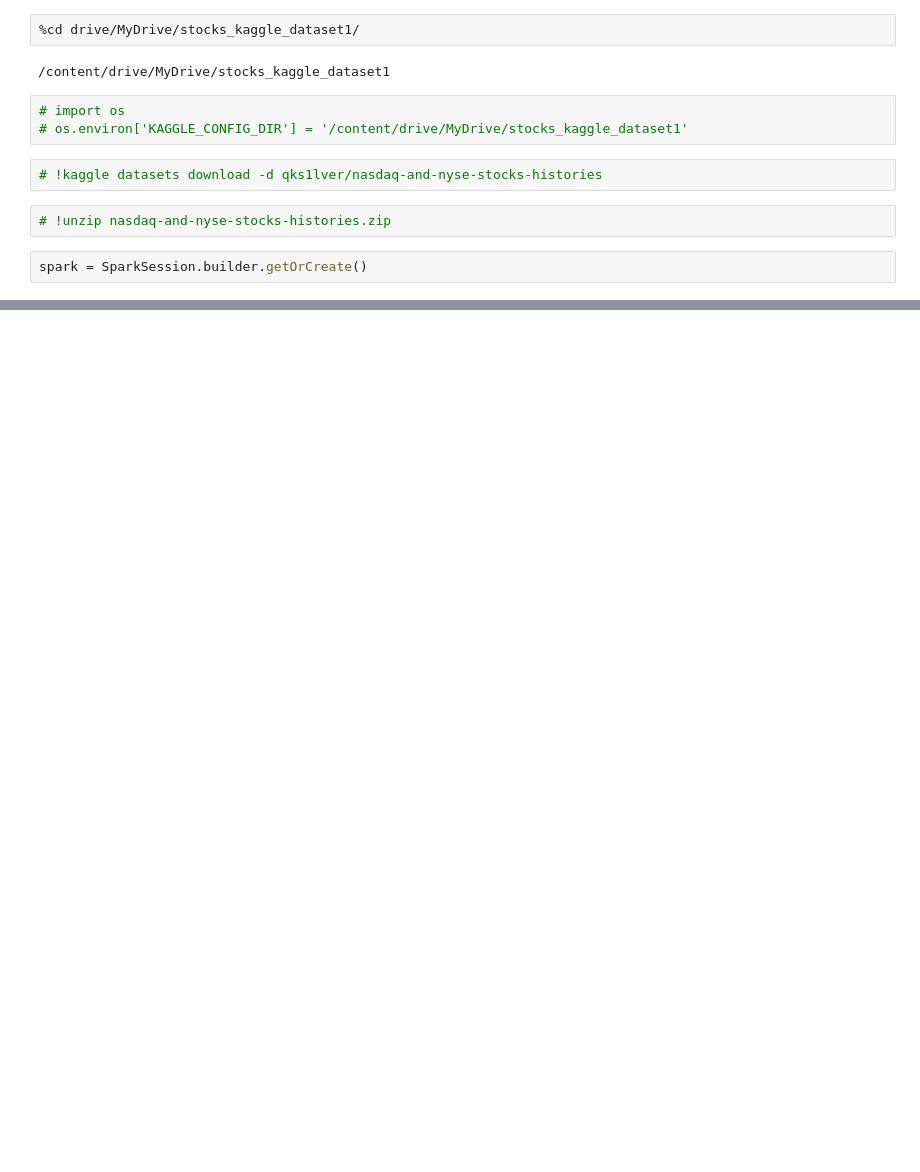
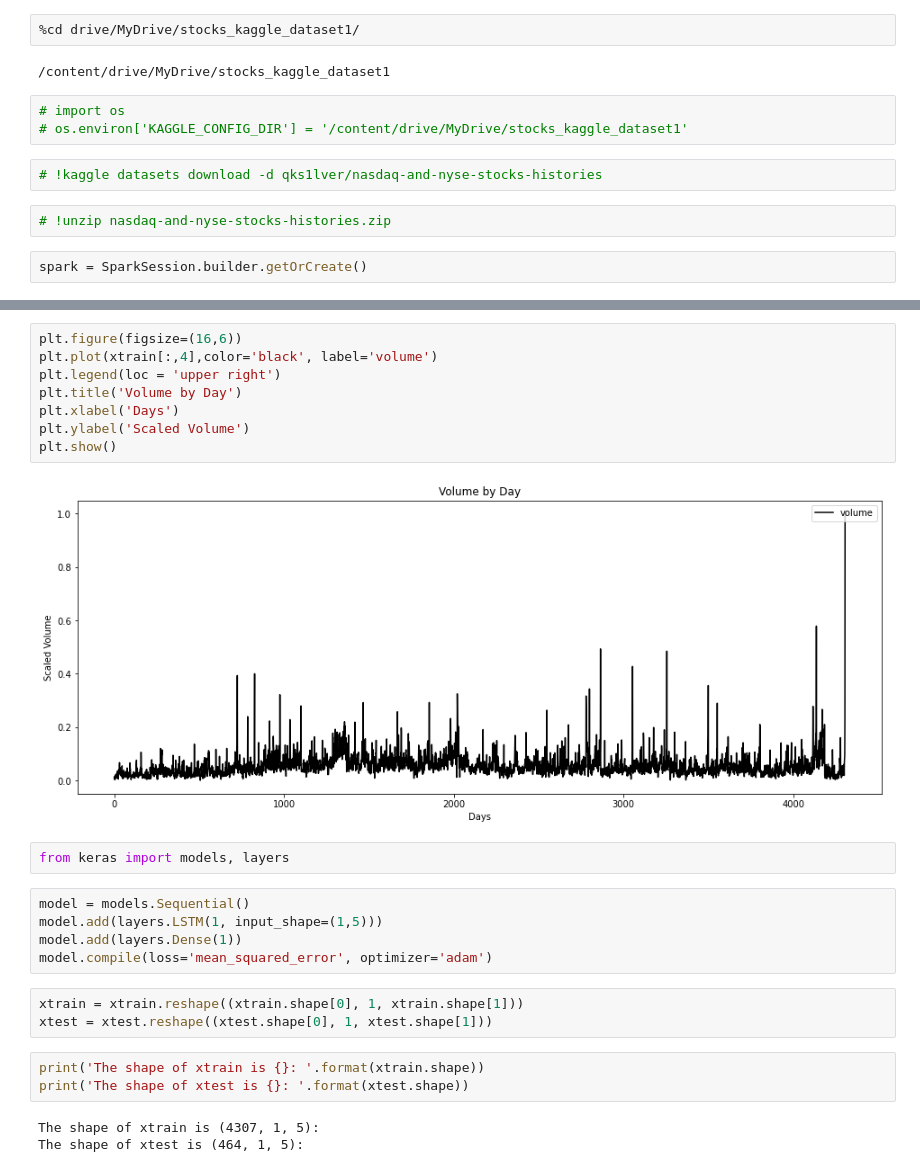
Before and after one commit to anagh07/stock_price_predictor, a Jupyter notebook: lstm_predictor.ipynb, the cells around one changed output, grey strips where cells are left out. Saved outputs shown, nothing was run; the diff lists cells and outputs as text; blank space fills up the shorter version.

```diff
--- a/lstm_predictor.ipynb
+++ b/lstm_predictor.ipynb
@@ -37,0 +198,26 @@ df.count()
+# %%
+plt.figure(figsize=(16,6))
+plt.plot(xtrain[:,4],color='black', label='volume')
+plt.legend(loc = 'upper right')
+plt.title('Volume by Day')
+plt.xlabel('Days')
+plt.ylabel('Scaled Volume')
+plt.show()
+# %% [output]
+[figure, added]
+# %%
+from keras import models, layers
+# %%
+model = models.Sequential()
+model.add(layers.LSTM(1, input_shape=(1,5)))
+model.add(layers.Dense(1))
+model.compile(loss='mean_squared_error', optimizer='adam')
+# %%
+xtrain = xtrain.reshape((xtrain.shape[0], 1, xtrain.shape[1]))
+xtest = xtest.reshape((xtest.shape[0], 1, xtest.shape[1]))
+# %%
+print('The shape of xtrain is {}: '.format(xtrain.shape))
+print('The shape of xtest is {}: '.format(xtest.shape))
+# %% [output]
+The shape of xtrain is (4307, 1, 5):
+The shape of xtest is (464, 1, 5):
```
Also changed, not shown: parts of 34 cells of this notebook.
